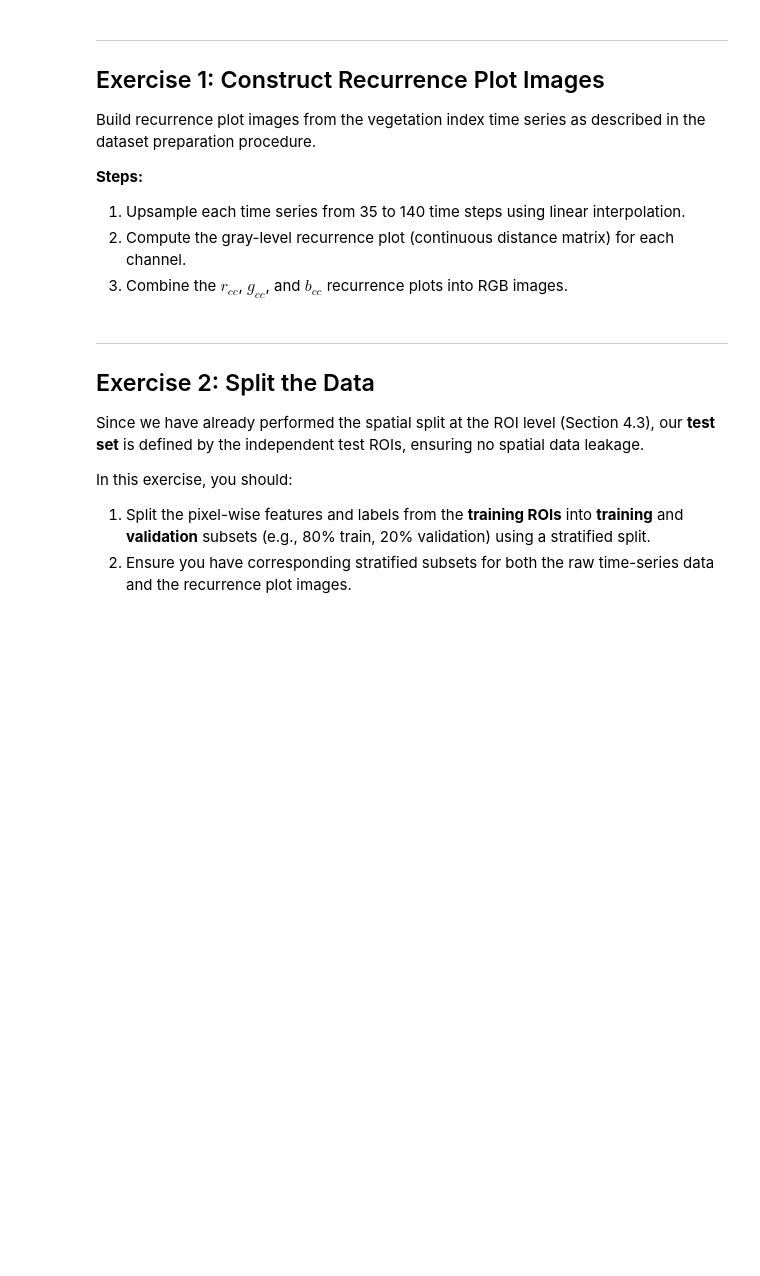
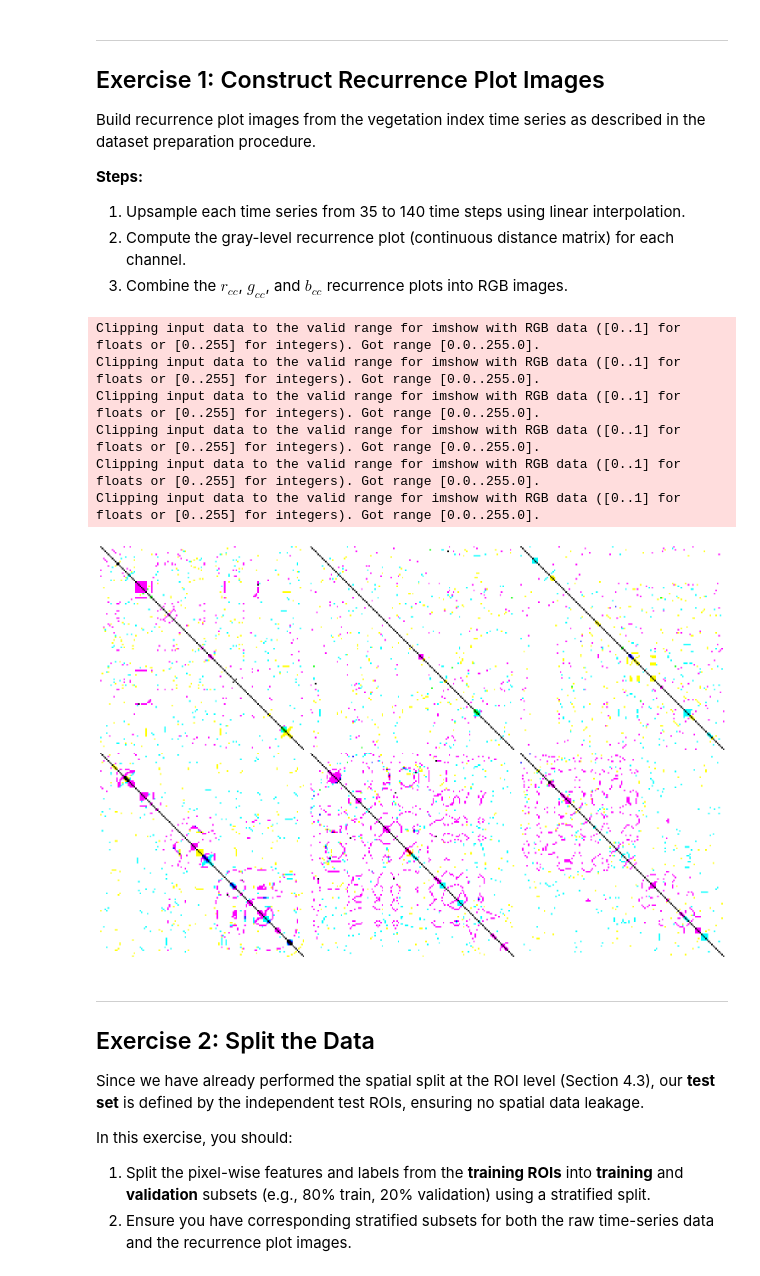
Before and after one commit to Gorkem345/Pixel-wise-Image-Classification-based-on-Time-Series-Image-Representations, a Jupyter notebook: case_notebook_with_data.ipynb, the cells around one changed output. Cells and saved outputs as stored; diff of their text form; code cells hidden in the pictures; blank space fills up the shorter version.

Commit message:
exercise 1.4 error somewhere in the code with the labels but the recurrence plots are showing!!

```diff
--- a/case_notebook_with_data.ipynb
+++ b/case_notebook_with_data.ipynb
@@ -607,8 +680,8 @@ def upsample_time_series(ts, original_length=37, target_length=140):
     # TODO: Implement linear interpolation upsampling
     # Hint: use scipy.interpolate.interp1d
 
-    x = np.arange(0, original_length)
-    x_new = np.linspace(0, original_length, num = target_length)
+    x = np.linspace(0, 1, original_length)
+    x_new = np.linspace(0, 1, num = target_length)
 
     f = interp1d (x, ts, kind='linear')
     ts_upsampled = f(x_new)
@@ -668,13 +741,13 @@ def create_rgb_recurrence_plot(r_cc_ts, g_cc_ts, b_cc_ts):
 
 
     # 3. Normalize each RP to [0, 255]
-    red_rpn = (red_rp - (min(red_rp))/max(red_rp)-(min(red_rp))) * 255
-    green_rpn = (green_rp - (min(green_rp))/max(green_rp)-(min(green_rp))) * 255
-    blue_rpn = (blue_rp - (min(blue_rp))/max(blue_rp)-(min(blue_rp))) * 255
+    red_rpn = ((red_rp - red_rp.min()) /(red_rp.max() - red_rp.min()) * 255).astype(int)
+    green_rpn = ((green_rp - green_rp.min()) /(green_rp.max() - green_rp.min()) * 255).astype(int)
+    blue_rpn = ((blue_rp - blue_rp.min()) /(blue_rp.max() - blue_rp.min()) * 255).astype(int)
 
 
     # 4. Stack into an RGB image
-    RGB_image = np.array(IMG_H, IMG_W, 3)
+    RGB_image = np.zeros((140, 140, 3))
     RGB_image[:, :, 0] = red_rpn
     RGB_image[:, :, 1] = green_rpn
     RGB_image[:, :, 2] = blue_rpn
@@ -685,20 +758,36 @@ def create_rgb_recurrence_plot(r_cc_ts, g_cc_ts, b_cc_ts):
 # rp_images = []  # list of RGB recurrence plot images
 # rp_labels = []  # list of corresponding species labels
 
-    rp_
+rp_labels = []
+rp_images = []
+for i, mask in enumerate(all_masks):
+    r_cc_ts = time_series_data[i, :, 0]
+    g_cc_ts = time_series_data[i, :, 1]
+    b_cc_ts = time_series_data[i, :, 2]
+    rp_images.append(create_rgb_recurrence_plot(r_cc_ts, g_cc_ts, b_cc_ts))
+    rp_labels.append(all_masks[i]["species_name"])
+
 # for each ROI:
 #     1. Get the r_cc, g_cc, b_cc time series
 #     2. Create the RGB recurrence plot
 #     3. Append to the dataset
 # %%
 # TODO: Visualize a few example recurrence plot images
-# fig, axes = plt.subplots(2, 3, figsize=(15, 10))
-# for i, ax in enumerate(axes.flat):
-#     ax.imshow(rp_images[i])
-#     ax.set_title(f"Species: {SPECIES[rp_labels[i]]}")
-#     ax.axis("off")
-# plt.tight_layout()
-# plt.show()
+fig, axes = plt.subplots(2, 3, figsize=(15, 10))
+for i, ax in enumerate(axes.flat):
+    ax.imshow(rp_images[i])
+    ax.set_title(f"Species: {SPECIES[rp_labels[i]]}")
+    ax.axis("off")
+plt.tight_layout()
+plt.show()
+# %% [output]
+Clipping input data to the valid range for imshow with RGB data ([0..1] for floats or [0..255] for integers). Got range [0.0..255.0].
+Clipping input data to the valid range for imshow with RGB data ([0..1] for floats or [0..255] for integers). Got range [0.0..255.0].
+Clipping input data to the valid range for imshow with RGB data ([0..1] for floats or [0..255] for integers). Got range [0.0..255.0].
+Clipping input data to the valid range for imshow with RGB data ([0..1] for floats or [0..255] for integers). Got range [0.0..255.0].
+Clipping input data to the valid range for imshow with RGB data ([0..1] for floats or [0..255] for integers). Got range [0.0..255.0].
+Clipping input data to the valid range for imshow with RGB data ([0..1] for floats or [0..255] for integers). Got range [0.0..255.0].
+[figure, added]
 # %% [markdown]
 ---
 ## Exercise 2: Split the Data
```
Also changed, not shown: parts of 10 cells of this notebook.
